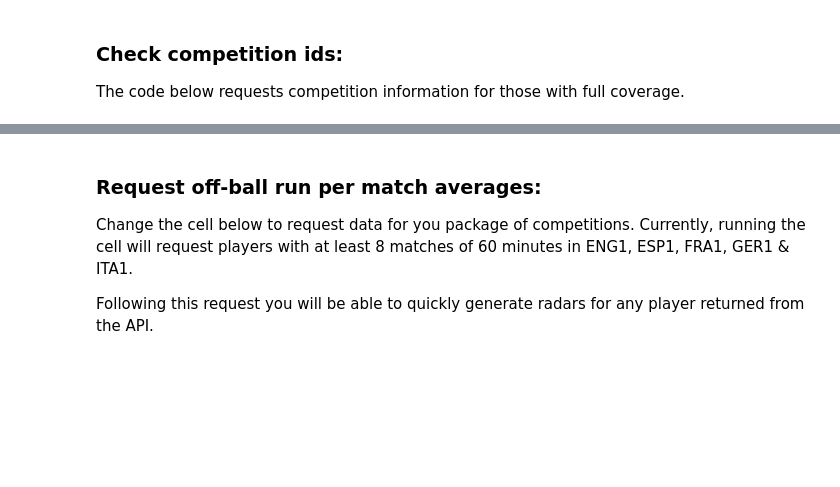
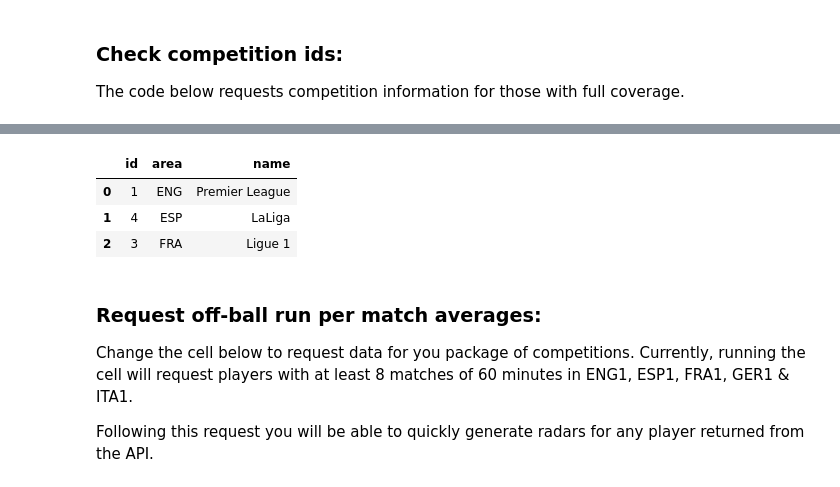
Before and after one commit to SkillCorner/SkillcornerRadarTool, a Jupyter notebook: SkillCorner Off-Ball Run Radars.ipynb, the cells around one changed output, grey strips where cells are left out. Drawn from its saved outputs; the diff is of its cells as text; code cells hidden in the pictures; blank space fills up the shorter version.

```diff
--- a/SkillCorner Off-Ball Run Radars.ipynb
+++ b/SkillCorner Off-Ball Run Radars.ipynb
@@ -53,3 +29,15 @@ competitions_df[competitions_df['area'].isin(['ENG', 'ESP', 'FRA', 'GER', 'ITA']
+# %%
+# Requesting competitions with full coverage.
+competitions_df = sc_radar_tool.get_competitions({'coverage': 'full', 'component_permission_for': 'off_ball_runs'})
+competitions_df = pd.DataFrame(competitions_df)
+
+# Output competitions in ENG, ESP, FRA, GER, & ITA.
+competitions_df[competitions_df['area'].isin(['ENG', 'ESP', 'FRA', 'GER', 'ITA'])]
+# %% [output]
+|  | id | area | name |
+| 0 | 1 | ENG | Premier League |
+| 1 | 4 | ESP | LaLiga |
+| 2 | 3 | FRA | Ligue 1 |
 # %% [markdown]
 ### Request off-ball run per match averages:
 Change the cell below to request data for you package of competitions. Currently, running the cell will request players with at least 8 matches of 60 minutes in ENG1, ESP1, FRA1, GER1 & ITA1.
```
Also changed, not shown: parts of 6 cells of this notebook, 1 other file.
